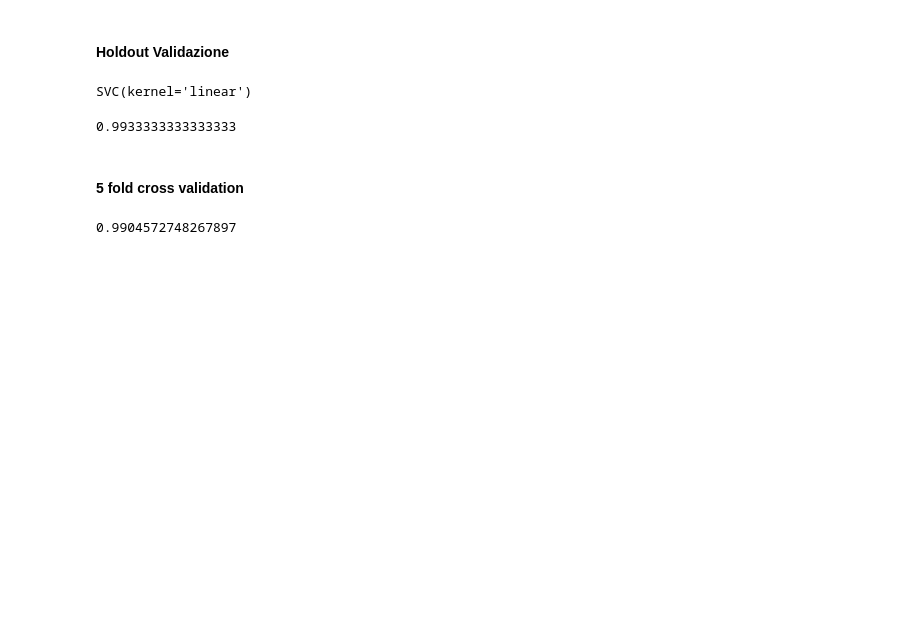
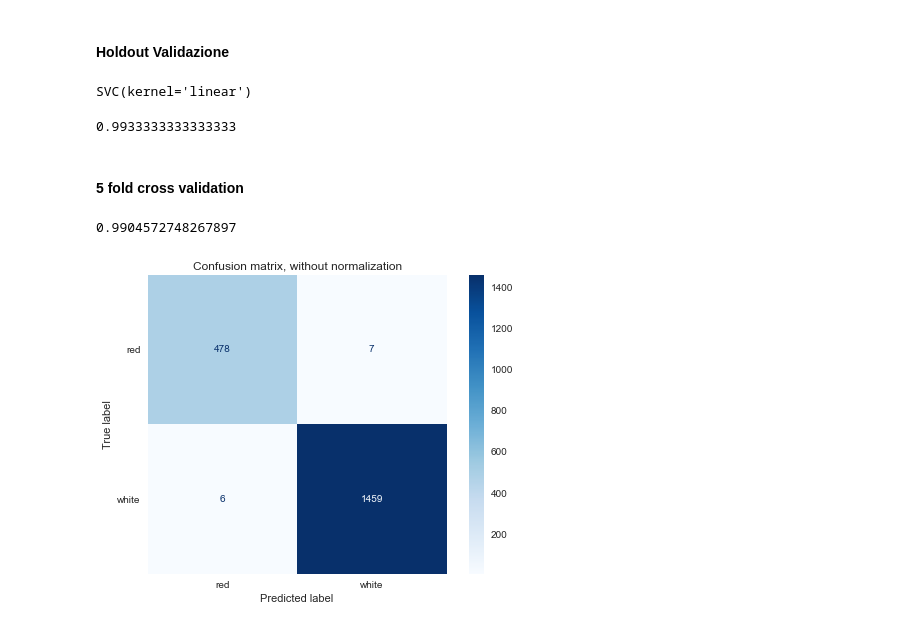
Before and after one commit to enrimon15/datascience-wine-quality, a Jupyter notebook: Wine Analysis-ML-classificazione-colore.ipynb, the cells around one changed output. Cells and saved outputs as stored; diff of their text form; code cells hidden in the pictures; blank space fills up the shorter version.

```diff
--- a/Wine Analysis-ML-classificazione-colore.ipynb
+++ b/Wine Analysis-ML-classificazione-colore.ipynb
@@ -367,3 +366,25 @@ y_predict_svc_5_fold = cross_val_score(svc_classifier,X,y,cv=5)
 y_predict_svc_5_fold.mean()
 # %% [output]
 0.9904572748267897
+# %%
+np.set_printoptions()
+
+# Plot non-normalized confusion matrix
+titles_options = [
+    ("Confusion matrix, without normalization", None),
+   ##("Normalized confusion matrix", "true"),
+]
+for title, normalize in titles_options:
+    disp = ConfusionMatrixDisplay.from_estimator(
+        svc_classifier,
+        X_test,
+        y_test,
+        display_labels= ['red','white'],
+        cmap=plt.cm.Blues,
+        normalize=normalize,
+    )
+    disp.ax_.set_title(title)
+    plt.grid(False)
+plt.show()
+# %% [output]
+[figure, added]
```
Also changed, not shown: parts of 2 cells of this notebook.
